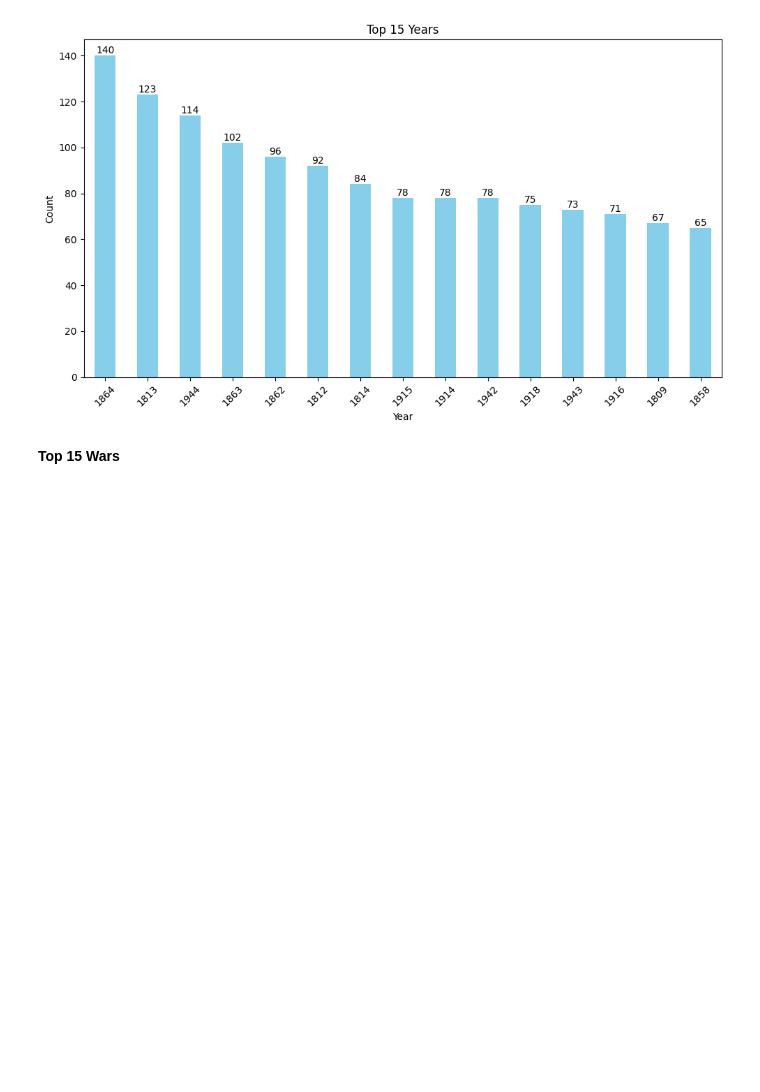
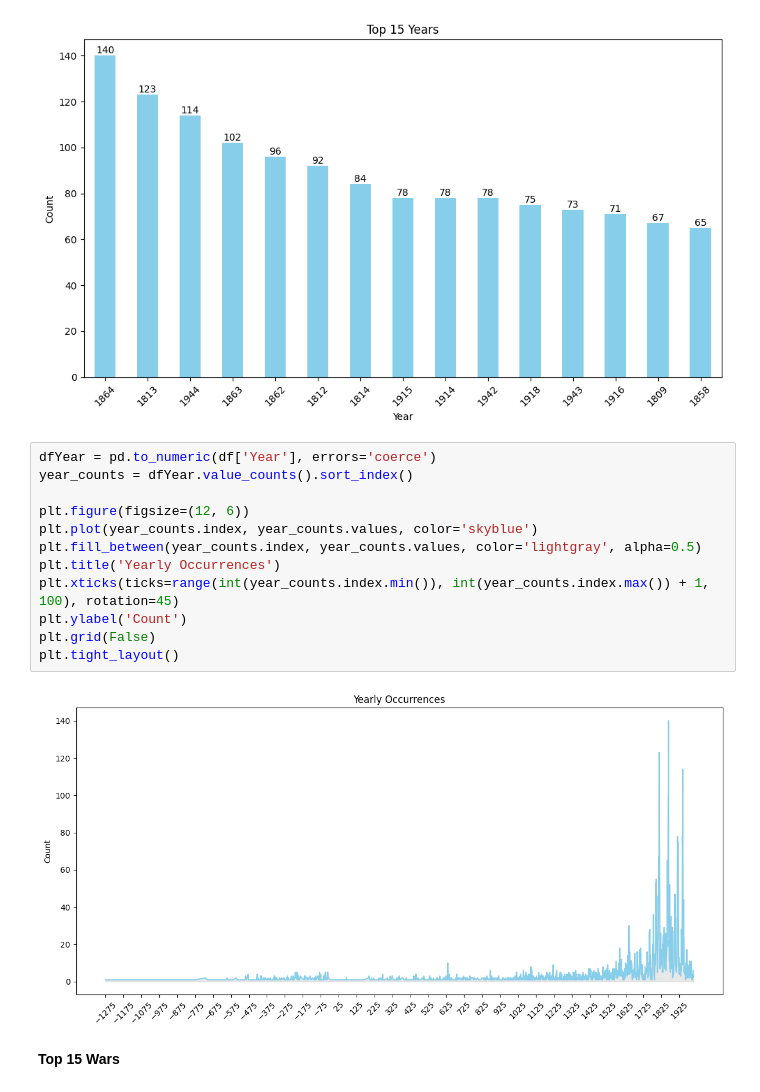
Before and after one commit to JoaoPadrao/PRI-Project, a Jupyter notebook: Statistics.ipynb, the cells around one changed output. Saved outputs shown, nothing was run; the diff lists cells and outputs as text; blank space fills up the shorter version.

Commit message:
Added another graphic

```diff
--- a/Statistics.ipynb
+++ b/Statistics.ipynb
@@ -82,6 +82,20 @@ for i, count in enumerate(top_15_years):
     plt.text(i, count, str(count), ha='center', va='bottom')
 # %% [output]
 [figure]
+# %%
+dfYear = pd.to_numeric(df['Year'], errors='coerce')
+year_counts = dfYear.value_counts().sort_index()
+
+plt.figure(figsize=(12, 6))
+plt.plot(year_counts.index, year_counts.values, color='skyblue')
+plt.fill_between(year_counts.index, year_counts.values, color='lightgray', alpha=0.5)
+plt.title('Yearly Occurrences')
+plt.xticks(ticks=range(int(year_counts.index.min()), int(year_counts.index.max()) + 1, 100), rotation=45)
+plt.ylabel('Count')
+plt.grid(False)
+plt.tight_layout()
+# %% [output]
+[figure, added]
 # %% [markdown]
 **Top 15 Wars**
 # %%
```
